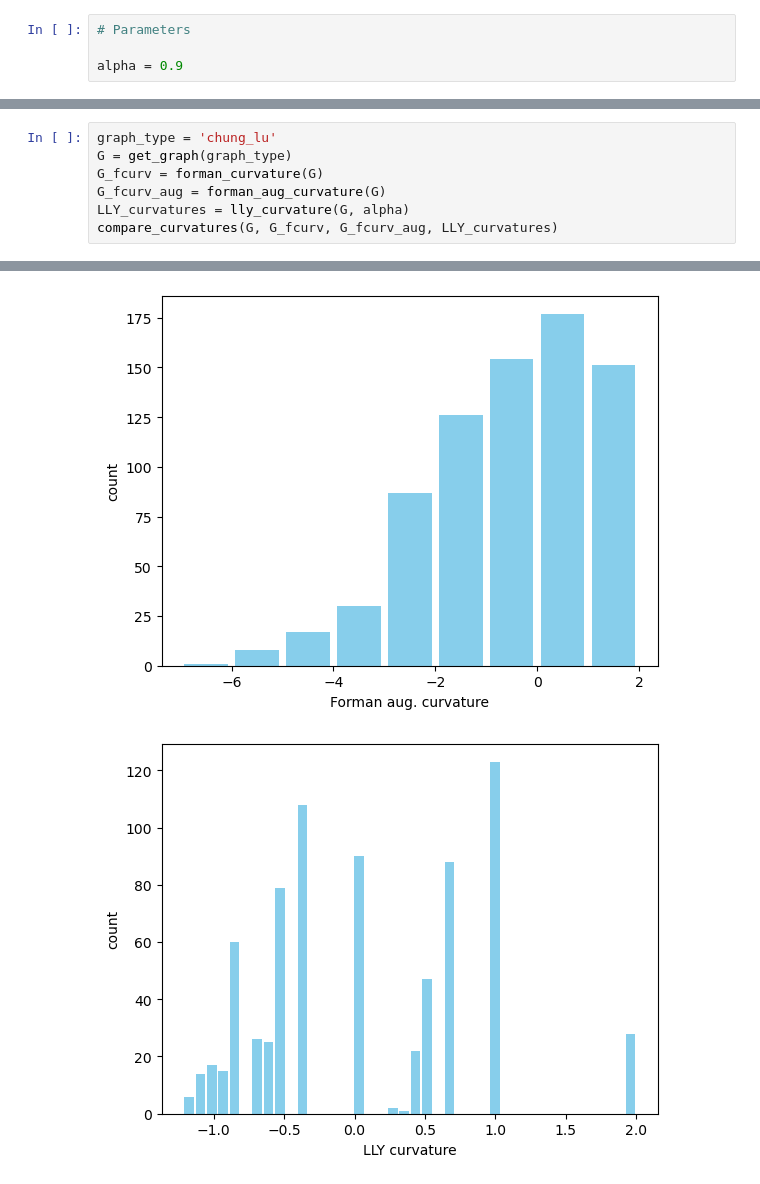
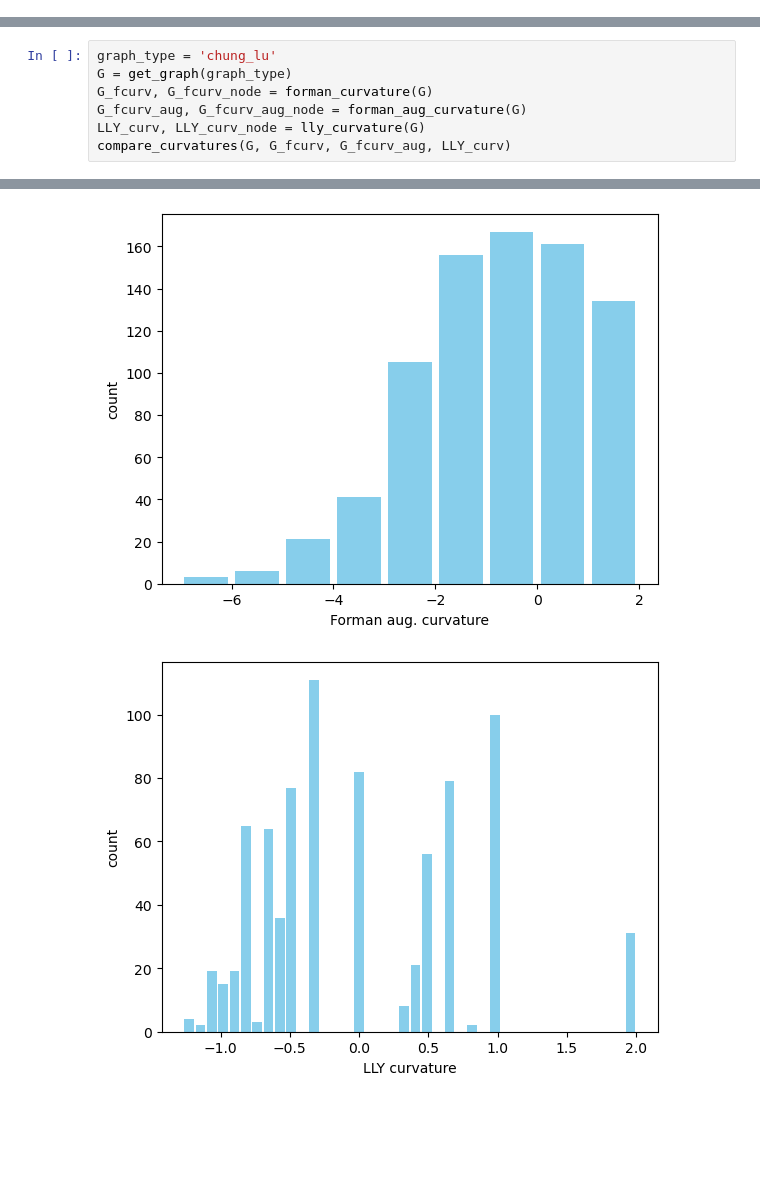
Before and after one commit to michrawson/PyGraphCurvature, a Jupyter notebook: examples/example.ipynb, the cells around one changed output, grey strips where cells are left out. Cells and saved outputs as stored; diff of their text form; blank space fills up the shorter version.

```diff
--- a/examples/example.ipynb
+++ b/examples/example.ipynb
@@ -26,4 +0,0 @@ def get_graph(graph_type,gamma=0.):
-# %%
-# Parameters
-
-alpha = 0.9
@@ -42,8 +45,8 @@ compare_curvatures(G, G_fcurv, G_fcurv_aug, LLY_curvatures)
 # %%
 graph_type = 'chung_lu'
 G = get_graph(graph_type)
-G_fcurv = forman_curvature(G)
-G_fcurv_aug = forman_aug_curvature(G)
-LLY_curvatures = lly_curvature(G, alpha)
-compare_curvatures(G, G_fcurv, G_fcurv_aug, LLY_curvatures)
+G_fcurv, G_fcurv_node = forman_curvature(G)
+G_fcurv_aug, G_fcurv_aug_node = forman_aug_curvature(G)
+LLY_curv, LLY_curv_node = lly_curvature(G)
+compare_curvatures(G, G_fcurv, G_fcurv_aug, LLY_curv)
 # %% [output]
@@ -52,2 +55,2 @@ compare_curvatures(G, G_fcurv, G_fcurv_aug, LLY_curvatures)
-[figure, old version]
+[figure, new version]
-[figure, old version]
+[figure, new version]
```
Also changed, not shown: parts of 10 cells of this notebook, 3 other files.
